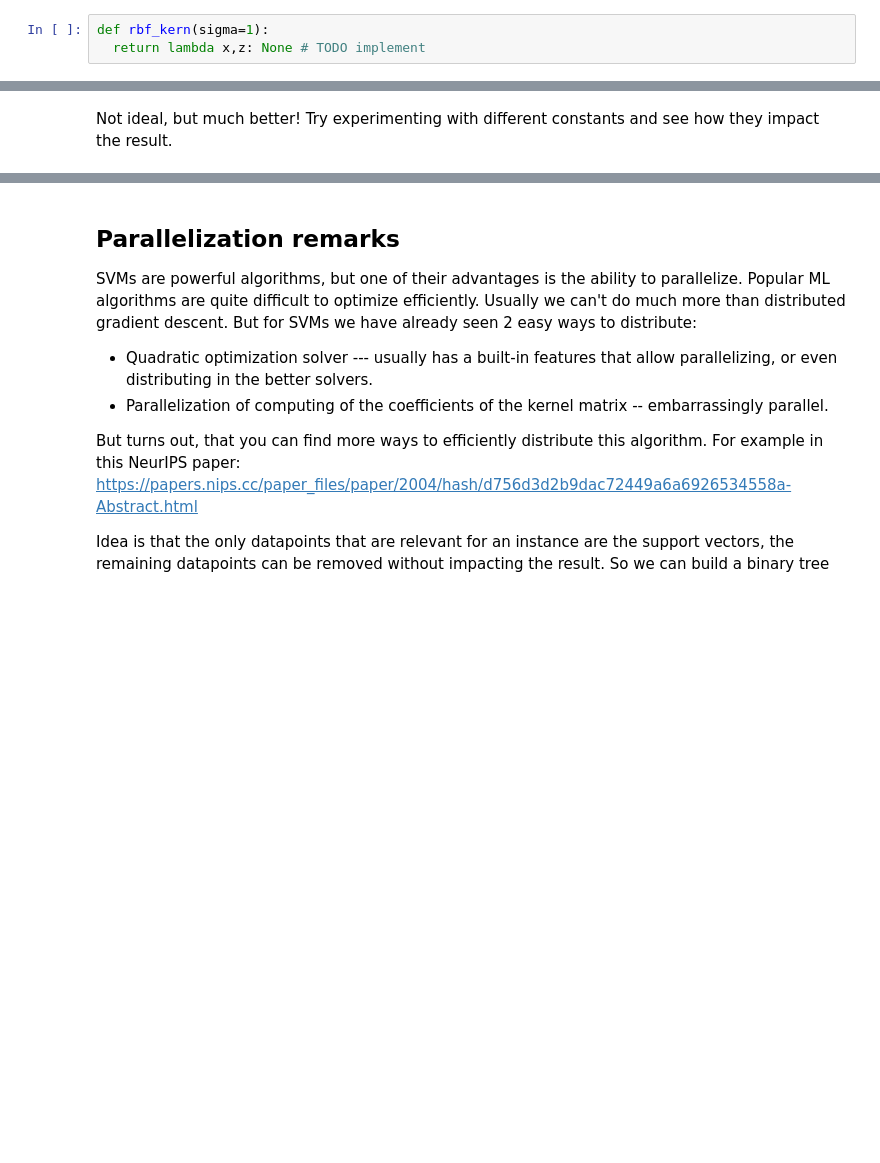
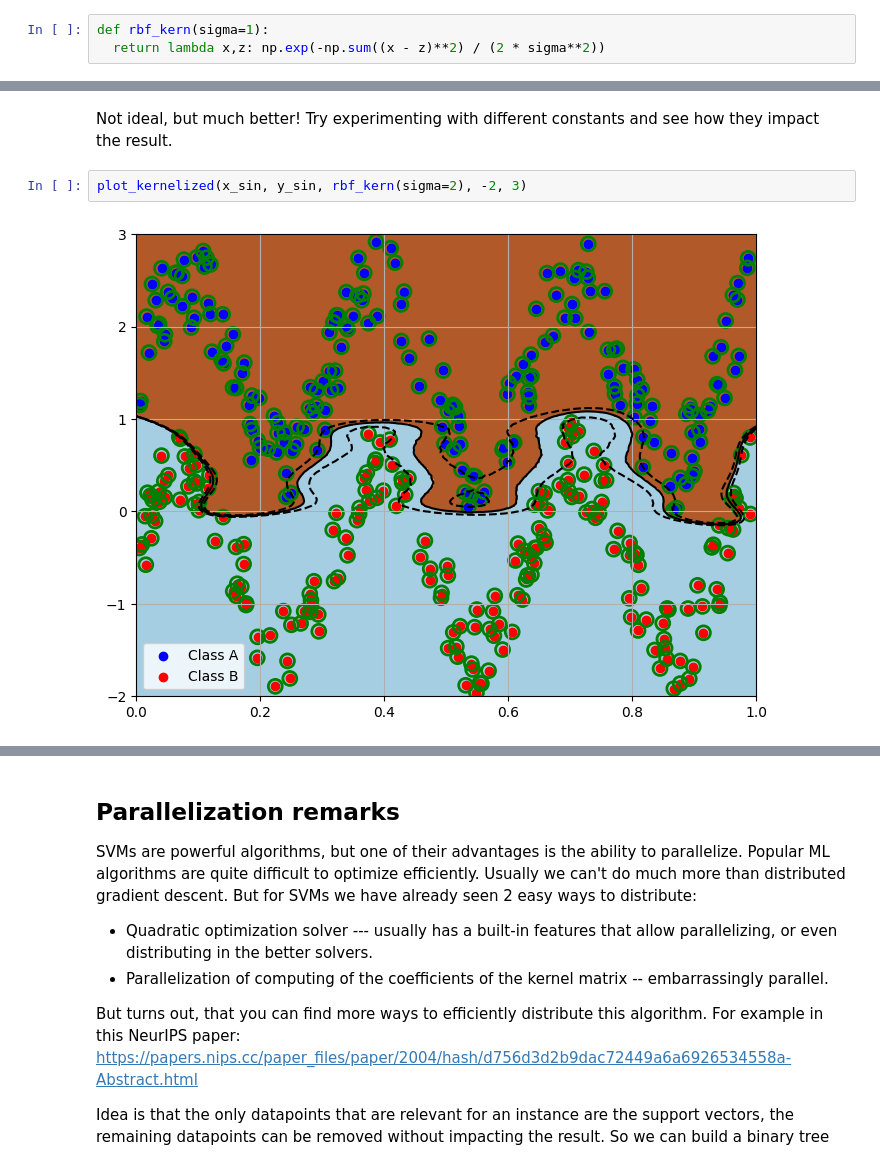
Before and after one commit to MichalSlowakiewicz/Large-Scale-Machine-Learning, a Jupyter notebook: LAB_4.ipynb, the cells around one changed output, grey strips where cells are left out. Saved outputs shown, nothing was run; the diff lists cells and outputs as text; blank space fills up the shorter version.

```diff
--- a/LAB_4.ipynb
+++ b/LAB_4.ipynb
@@ -651,6 +651,6 @@ k(x,z) = \exp(-\frac{||x - z||^2}{2\sigma^2})
 Implement it below and run training!
 # %%
 def rbf_kern(sigma=1):
-  return lambda x,z: None # TODO implement
+  return lambda x,z: np.exp(-np.sum((x - z)**2) / (2 * sigma**2))
 # %%
 plot_kernelized(x_sin, y_sin, rbf_kern(), -2, 3)
@@ -657,2 +659,6 @@ plot_kernelized(x_sin, y_sin, rbf_kern(), -2, 3)
 # %% [markdown]
 Not ideal, but much better! Try experimenting with different constants and see how they impact the result.
+# %%
+plot_kernelized(x_sin, y_sin, rbf_kern(sigma=2), -2, 3)
+# %% [output]
+[figure, added]
```
Also changed, not shown: parts of 20 cells of this notebook.
